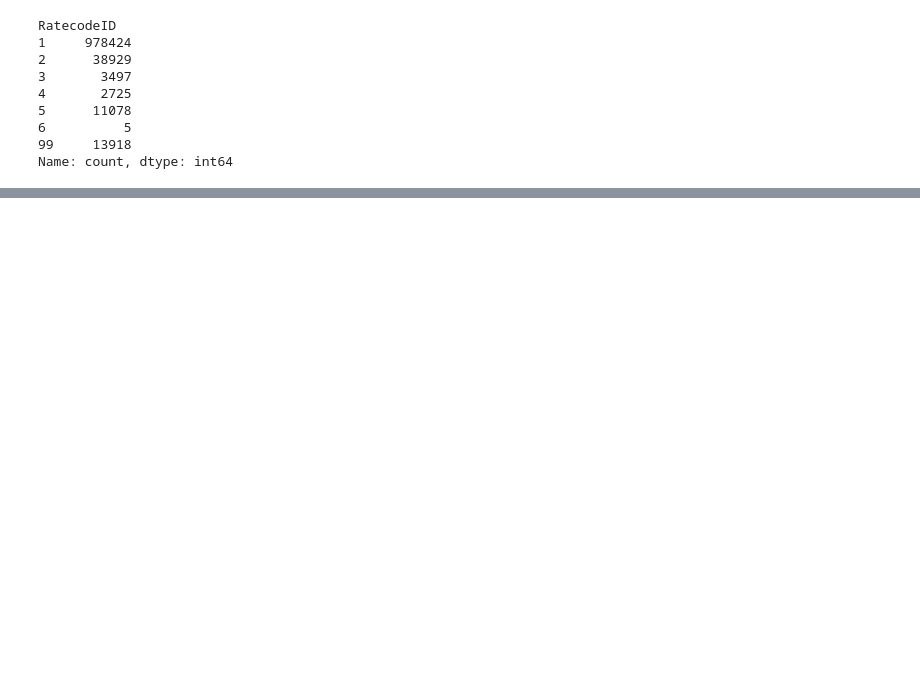
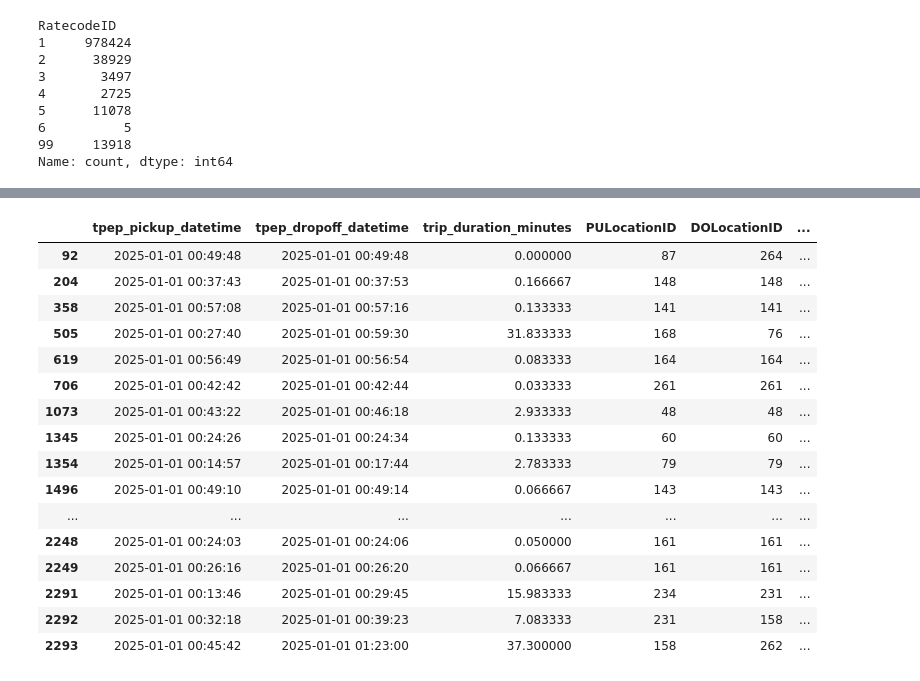
Before and after one commit to angel-wm/urban-mobility-analytics, a Jupyter notebook: notebooks/01_data_exploration.ipynb, the cells around one changed output, grey strips where cells are left out. Saved outputs shown, nothing was run; the diff lists cells and outputs as text; code cells hidden in the pictures; blank space fills up the shorter version.

```diff
--- a/notebooks/01_data_exploration.ipynb
+++ b/notebooks/01_data_exploration.ipynb
@@ -345,0 +698,34 @@ Name: count, dtype: int64
+# %%
+zero_distance_trips = df.loc[
+    df["trip_distance"] == 0,
+    [
+        "tpep_pickup_datetime",
+        "tpep_dropoff_datetime",
+        "trip_duration_minutes",
+        "PULocationID",
+        "DOLocationID",
+        "fare_amount",
+        "total_amount",
+        "RatecodeID",
+    ],
+]
+
+zero_distance_trips.head(20)
+# %% [output]
+|  | tpep_pickup_datetime | tpep_dropoff_datetime | trip_duration_minutes | PULocationID | DOLocationID | ... |
+| 92 | 2025-01-01 00:49:48 | 2025-01-01 00:49:48 | 0.000000 | 87 | 264 | ... |
+| 204 | 2025-01-01 00:37:43 | 2025-01-01 00:37:53 | 0.166667 | 148 | 148 | ... |
+| 358 | 2025-01-01 00:57:08 | 2025-01-01 00:57:16 | 0.133333 | 141 | 141 | ... |
+| 505 | 2025-01-01 00:27:40 | 2025-01-01 00:59:30 | 31.833333 | 168 | 76 | ... |
+| 619 | 2025-01-01 00:56:49 | 2025-01-01 00:56:54 | 0.083333 | 164 | 164 | ... |
+| 706 | 2025-01-01 00:42:42 | 2025-01-01 00:42:44 | 0.033333 | 261 | 261 | ... |
+| 1073 | 2025-01-01 00:43:22 | 2025-01-01 00:46:18 | 2.933333 | 48 | 48 | ... |
+| 1345 | 2025-01-01 00:24:26 | 2025-01-01 00:24:34 | 0.133333 | 60 | 60 | ... |
+| 1354 | 2025-01-01 00:14:57 | 2025-01-01 00:17:44 | 2.783333 | 79 | 79 | ... |
+| 1496 | 2025-01-01 00:49:10 | 2025-01-01 00:49:14 | 0.066667 | 143 | 143 | ... |
+| ... | ... | ... | ... | ... | ... | ... |
+| 2248 | 2025-01-01 00:24:03 | 2025-01-01 00:24:06 | 0.050000 | 161 | 161 | ... |
+| 2249 | 2025-01-01 00:26:16 | 2025-01-01 00:26:20 | 0.066667 | 161 | 161 | ... |
+| 2291 | 2025-01-01 00:13:46 | 2025-01-01 00:29:45 | 15.983333 | 234 | 231 | ... |
+| 2292 | 2025-01-01 00:32:18 | 2025-01-01 00:39:23 | 7.083333 | 231 | 158 | ... |
+| 2293 | 2025-01-01 00:45:42 | 2025-01-01 01:23:00 | 37.300000 | 158 | 262 | ... |
```
Also changed, not shown: parts of 52 cells of this notebook.
